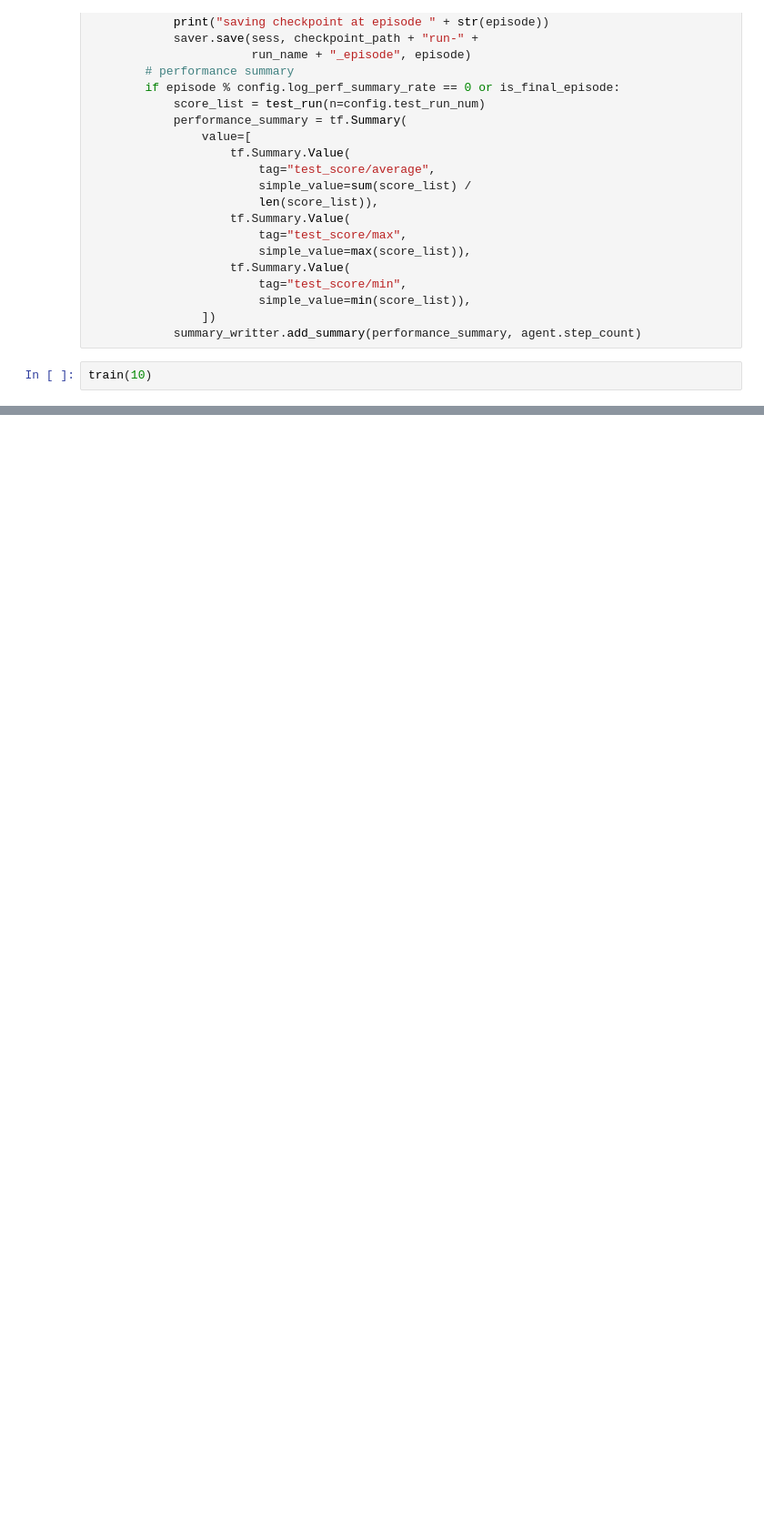
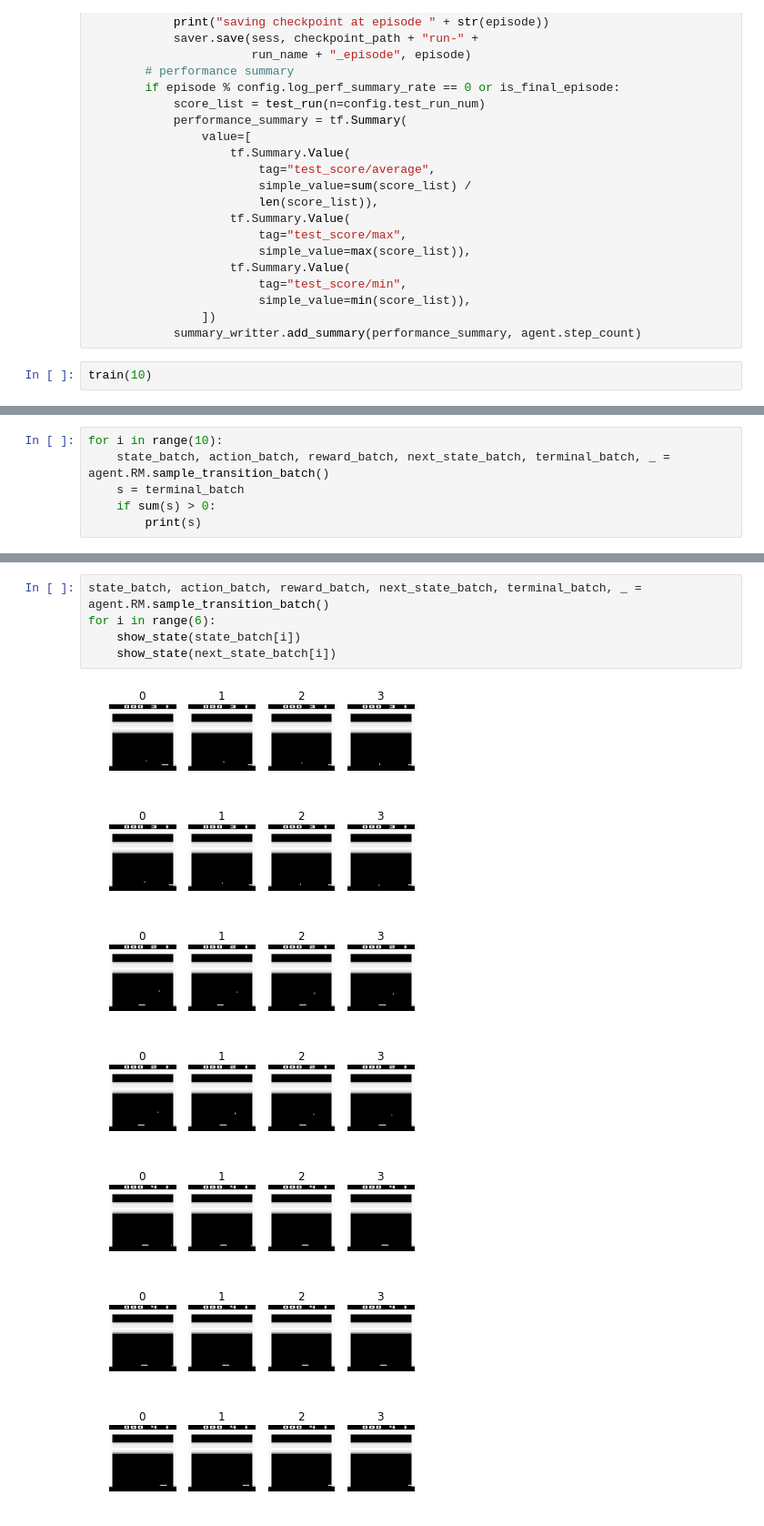
Before and after one commit to cgel/DRL, a Jupyter notebook: iTrain.ipynb, the cells around one changed output, grey strips where cells are left out. Shown: that part at 91% size. Saved outputs shown, nothing was run; the diff lists cells and outputs as text; blank space fills up the shorter version.

```diff
--- a/iTrain.ipynb
+++ b/iTrain.ipynb
@@ -170,0 +256,6 @@ train(10)
+# %%
+for i in range(10):
+    state_batch, action_batch, reward_batch, next_state_batch, terminal_batch, _ = agent.RM.sample_transition_batch()
+    s = terminal_batch
+    if sum(s) > 0:
+        print(s)
@@ -170,0 +271,13 @@ train(10)
+# %%
+state_batch, action_batch, reward_batch, next_state_batch, terminal_batch, _ = agent.RM.sample_transition_batch()
+for i in range(6):
+    show_state(state_batch[i])
+    show_state(next_state_batch[i])
+# %% [output]
+[figure, added]
+[figure, added]
+[figure, added]
+[figure, added]
+[figure, added]
+[figure, added]
+[figure, added]
```
Also changed, not shown: parts of 16 cells of this notebook.
